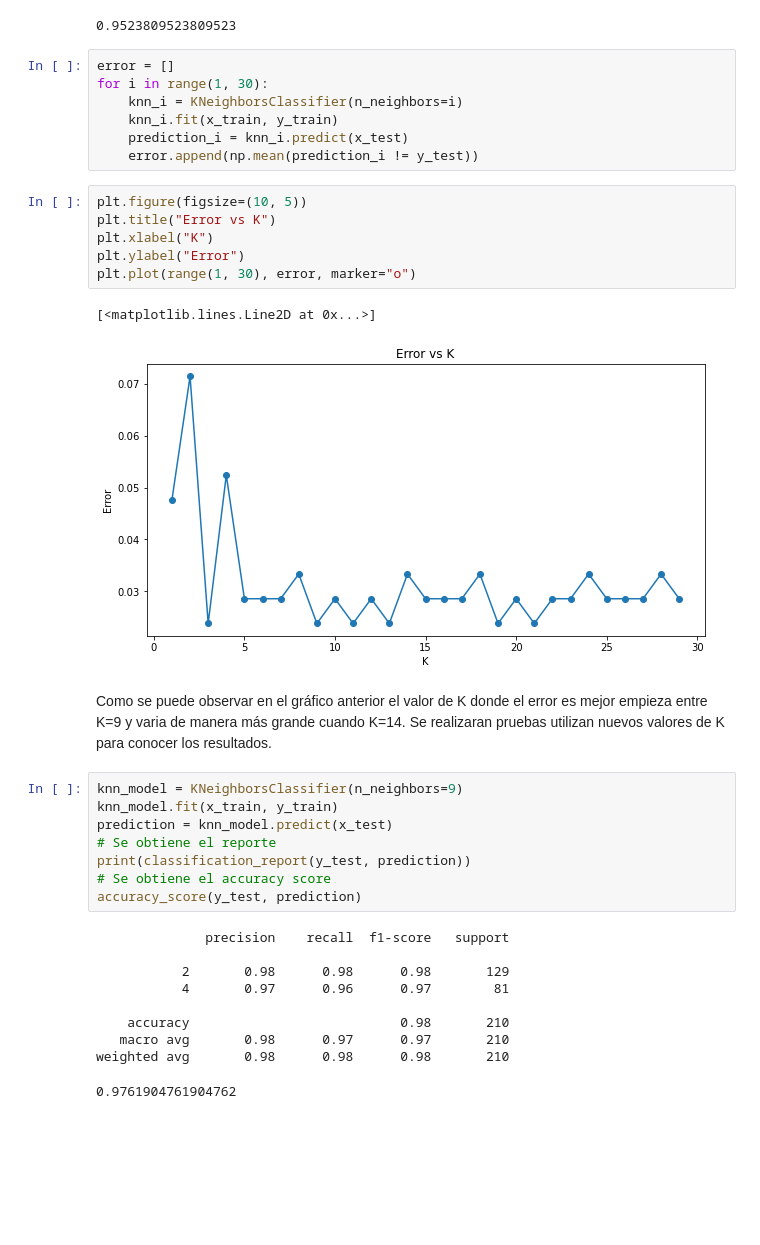
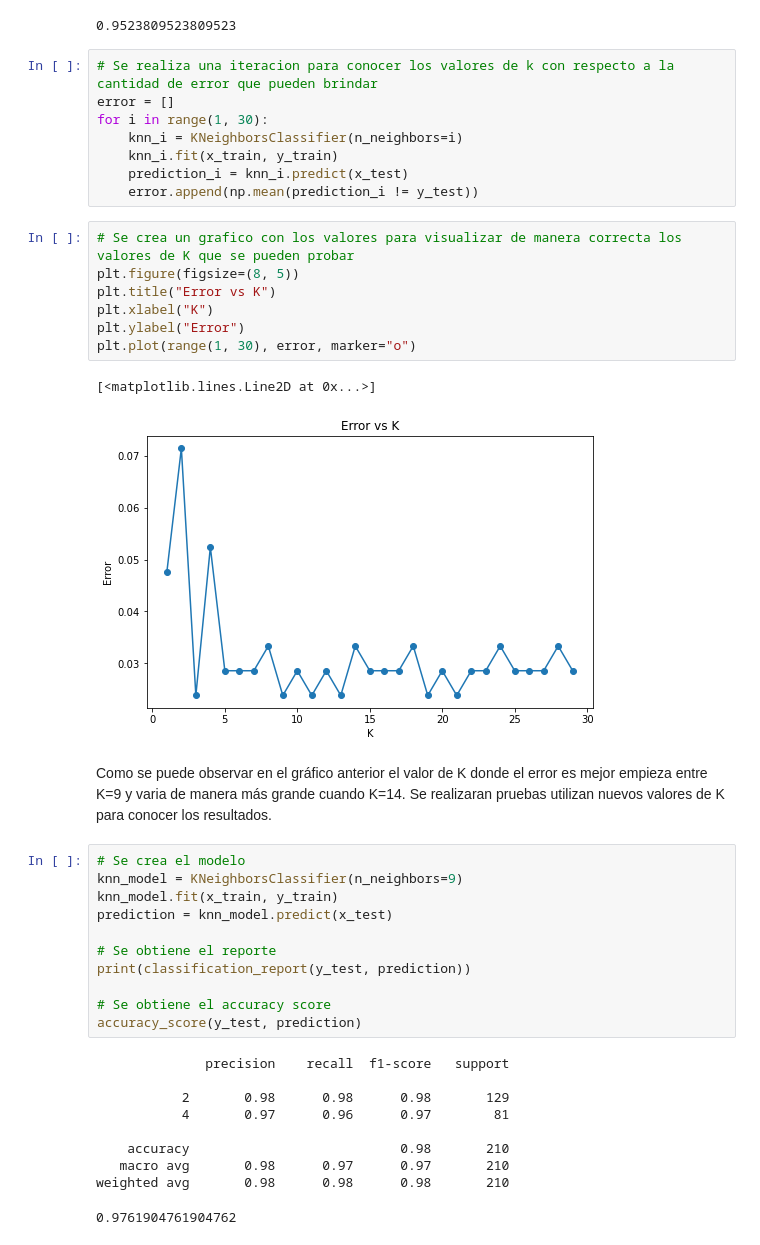
Before and after one commit to aleg001/HT2-MD, a Jupyter notebook: HT2.ipynb, the cells around one changed output. Cells and saved outputs as stored; diff of their text form; blank space fills up the shorter version.

```diff
--- a/HT2.ipynb
+++ b/HT2.ipynb
@@ -350,6 +350,7 @@ accuracy_score(y_test, prediction)
 # %% [output]
 0.9523809523809523
 # %%
+# Se realiza una iteracion para conocer los valores de k con respecto a la cantidad de error que pueden brindar
 error = []
 for i in range(1, 30):
     knn_i = KNeighborsClassifier(n_neighbors=i)
@@ -357,22 +358,26 @@ for i in range(1, 30):
     prediction_i = knn_i.predict(x_test)
     error.append(np.mean(prediction_i != y_test))
 # %%
-plt.figure(figsize=(10, 5))
+# Se crea un grafico con los valores para visualizar de manera correcta los valores de K que se pueden probar
+plt.figure(figsize=(8, 5))
 plt.title("Error vs K")
 plt.xlabel("K")
 plt.ylabel("Error")
 plt.plot(range(1, 30), error, marker="o")
 # %% [output]
 [<matplotlib.lines.Line2D at 0x...>]
-[figure, old version]
+[figure, new version]
 # %% [markdown]
 Como se puede observar en el gráfico anterior el valor de K donde el error es mejor empieza entre K=9 y varia de manera más grande cuando K=14. Se realizaran pruebas utilizan nuevos valores de K para conocer los resultados.
 # %%
+# Se crea el modelo
 knn_model = KNeighborsClassifier(n_neighbors=9)
 knn_model.fit(x_train, y_train)
 prediction = knn_model.predict(x_test)
+
 # Se obtiene el reporte
 print(classification_report(y_test, prediction))
+
 # Se obtiene el accuracy score
 accuracy_score(y_test, prediction)
 # %% [output]
```
Also changed, not shown: parts of 4 cells of this notebook.
